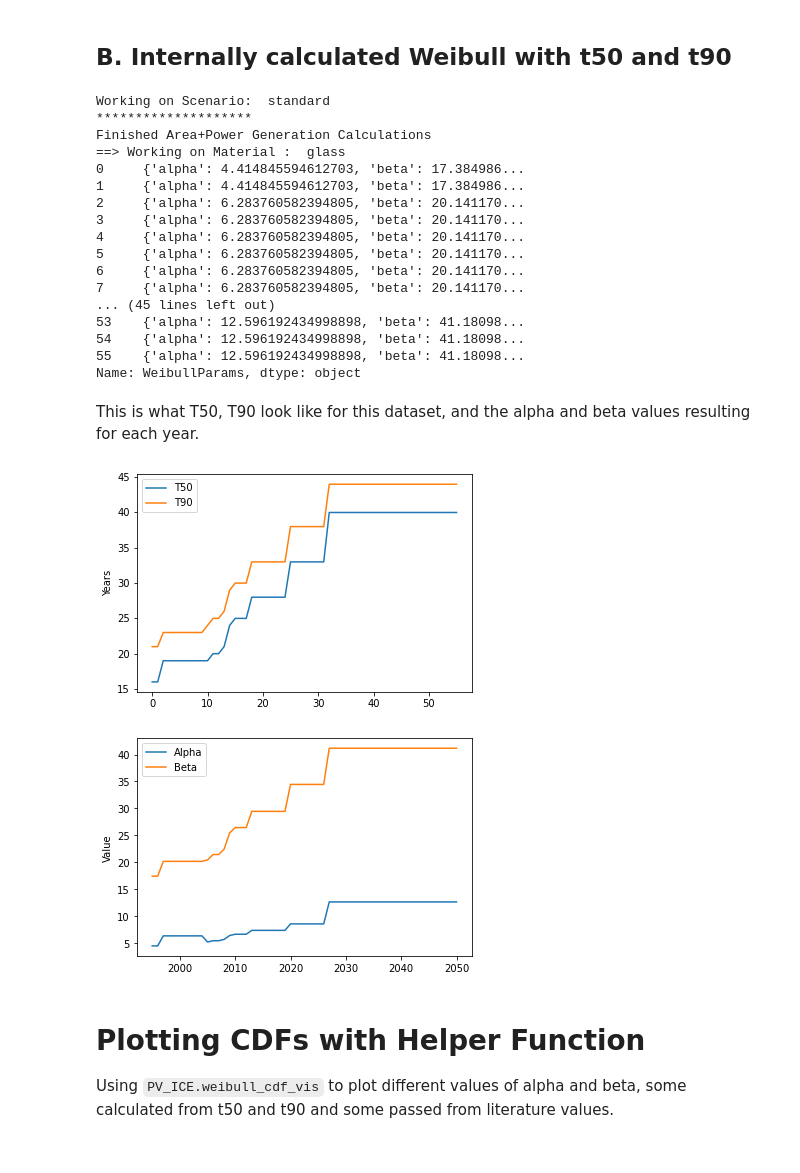
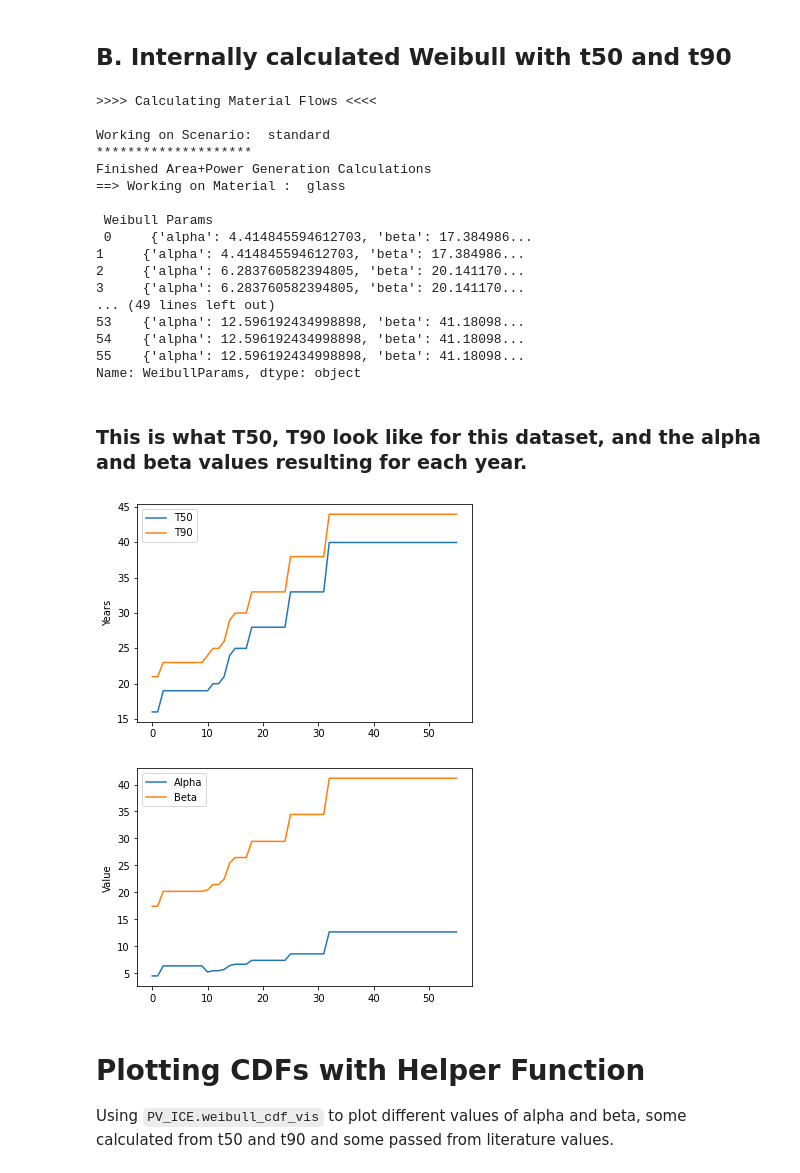
Before and after one commit to NREL/PV_ICE, a Jupyter notebook: docs/tutorials/4 - Exploring Weibull.ipynb, the cells around one changed output. Saved outputs shown, nothing was run; the diff lists cells and outputs as text; code cells hidden in the pictures.

```diff
--- a/docs/tutorials/4 - Exploring Weibull.ipynb
+++ b/docs/tutorials/4 - Exploring Weibull.ipynb
@@ -18,8 +18,8 @@ cwd = os.getcwd() #grabs current working directory
 print(cwd)
 r1 = PV_ICE.Simulation(name='Simulation1')
 
-baselinefile = cwd+'/../../PV_ICE/baselines/baseline_modules_US.csv'
-materialfile = cwd+'/../../PV_ICE/baselines/baseline_material_glass.csv'
-r1.createScenario(name='standard', file=baselinefile)
-r1.scenario['standard'].addMaterial('glass', file=materialfile)
+baselinefile = cwd+'/../../PV_ICE/baselines/baseline_modules_mass_US.csv'
+materialfile = cwd+'/../../PV_ICE/baselines/baseline_material_mass_glass.csv'
+r1.createScenario(name='standard', massmodulefile=baselinefile)
+r1.scenario['standard'].addMaterial('glass', massmatfile=materialfile)
 # %% [output]
@@ -49,47 +53,46 @@ Name: WeibullParams, dtype: object
 r1.calculateMassFlow()  # Note we are not passing weibullInputParams,
 #so it defaults to clculating alpha and beta from the T50 and t90 passed.
 
-print(r1.scenario['standard'].data.WeibullParams)
+print("\n Weibull Params \n", r1.scenario['standard'].dataOut_m.WeibullParams)
 # %% [output]
+>>>> Calculating Material Flows <<<<
+
 Working on Scenario:  standard
 ********************
 Finished Area+Power Generation Calculations
 ==> Working on Material :  glass
-0     {'alpha': 4.414845594612703, 'beta': 17.384986...
+
+ Weibull Params
+ 0     {'alpha': 4.414845594612703, 'beta': 17.384986...
 1     {'alpha': 4.414845594612703, 'beta': 17.384986...
 2     {'alpha': 6.283760582394805, 'beta': 20.141170...
 3     {'alpha': 6.283760582394805, 'beta': 20.141170...
-4     {'alpha': 6.283760582394805, 'beta': 20.141170...
-5     {'alpha': 6.283760582394805, 'beta': 20.141170...
-6     {'alpha': 6.283760582394805, 'beta': 20.141170...
-7     {'alpha': 6.283760582394805, 'beta': 20.141170...
-... (45 lines left out)
+... (49 lines left out)
 53    {'alpha': 12.596192434998898, 'beta': 41.18098...
 54    {'alpha': 12.596192434998898, 'beta': 41.18098...
 55    {'alpha': 12.596192434998898, 'beta': 41.18098...
 Name: WeibullParams, dtype: object
 # %% [markdown]
-This is what T50, T90 look like for this dataset, and the alpha and beta values resulting for each year.
+### This is what T50, T90 look like for this dataset, and the alpha and beta values resulting for each year.
 # %%
 # Plotting T50 and T90
-plt.plot(r1.scenario['standard'].data.mod_reliability_t50)
-plt.plot(r1.scenario['standard'].data.mod_reliability_t90)
+plt.plot(r1.scenario['standard'].dataIn_m.mod_reliability_t50)
+plt.plot(r1.scenario['standard'].dataIn_m.mod_reliability_t90)
 plt.ylabel('Years')
 plt.legend(['T50', 'T90'])
 
 # Making a dataframe of the list of dictionary values for alpha and beta
-foo = r1.scenario['standard'].data.WeibullParams
+foo = r1.scenario['standard'].dataOut_m.WeibullParams
 foo = pd.DataFrame.from_records(foo)
-foo.set_index(r1.scenario['standard'].data.year, inplace=True)
 
 # Plotting Alpha and Beta
 plt.figure()
 plt.plot(foo)
 plt.ylabel('Value')
 plt.legend(['Alpha', 'Beta']);
 # %% [output]
 [figure]
-[figure, old version]
+[figure, new version]
 # %% [markdown]
 # Plotting CDFs with Helper Function
 
```
Also changed, not shown: parts of 10 cells of this notebook, 2 other files.
